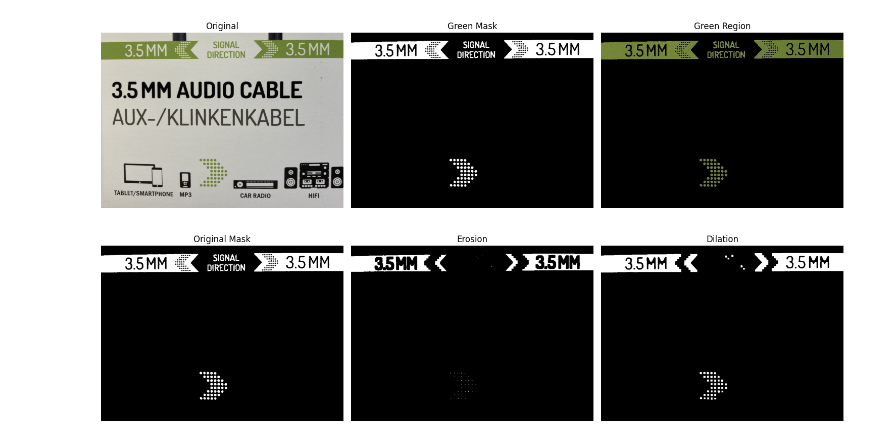
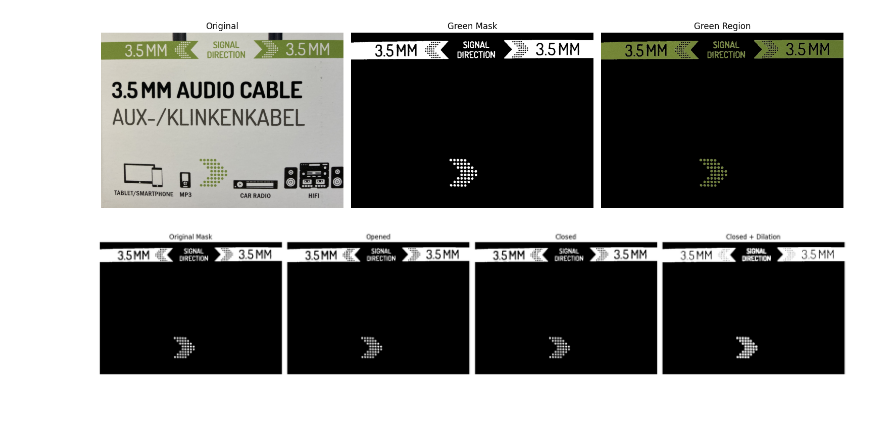
Before and after one commit to onur0034/ColorClassification, a Jupyter notebook: green_region_selection.ipynb, the cells around one changed output. Cells and saved outputs as stored; diff of their text form; code cells hidden in the pictures; blank space fills up the shorter version.

Commit message:
morphological opening - closing difference

```diff
--- a/green_region_selection.ipynb
+++ b/green_region_selection.ipynb
@@ -72,31 +72,35 @@ plt.show()
 # %% [output]
 [figure]
 # %%
-# 7x7 kernel (for erosion and dilation)
-kernel = np.ones((7, 7), np.uint8)
+# 3x3 kernel (for morphology)
+kernel = np.ones((3, 3), np.uint8)
 
-# Erosion - clean noise
-erosion = cv2.erode(mask_green, kernel, iterations=1)
+# Morphological opening removes small noise while preserving text
+opened = cv2.morphologyEx(mask_green, cv2.MORPH_OPEN, kernel, iterations=1)
 
-# Dilation - restore shape
-dilation = cv2.dilate(erosion, kernel, iterations=1)
+# Closing restores small gaps and smooths text regions
+closed = cv2.morphologyEx(opened, cv2.MORPH_CLOSE, kernel, iterations=1)
 
 # Display
-fig, axes = plt.subplots(1, 3, figsize=(15, 5))
+fig, axes = plt.subplots(1, 4, figsize=(20, 5))
 
 axes[0].imshow(mask_green, cmap='gray')
 axes[0].set_title("Original Mask")
 axes[0].axis('off')
 
-axes[1].imshow(erosion, cmap='gray')
-axes[1].set_title("Erosion")
+axes[1].imshow(opened, cmap='gray')
+axes[1].set_title("Opened")
 axes[1].axis('off')
 
-axes[2].imshow(dilation, cmap='gray')
-axes[2].set_title("Dilation")
+axes[2].imshow(closed, cmap='gray')
+axes[2].set_title("Closed")
 axes[2].axis('off')
+
+axes[3].imshow(cv2.dilate(closed, kernel, iterations=1), cmap='gray')
+axes[3].set_title("Closed + Dilation")
+axes[3].axis('off')
 
 plt.tight_layout()
 plt.show()
 # %% [output]
-[figure, old version]
+[figure, new version]
```
